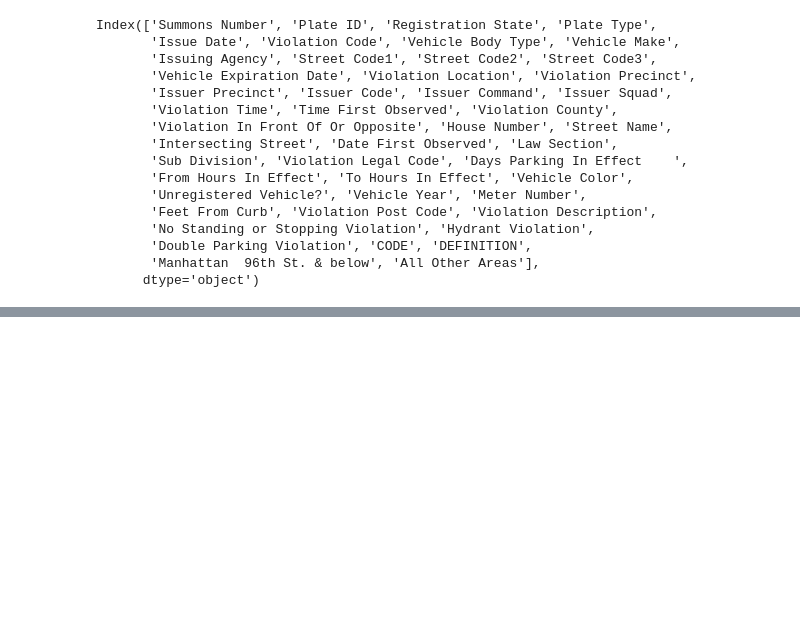
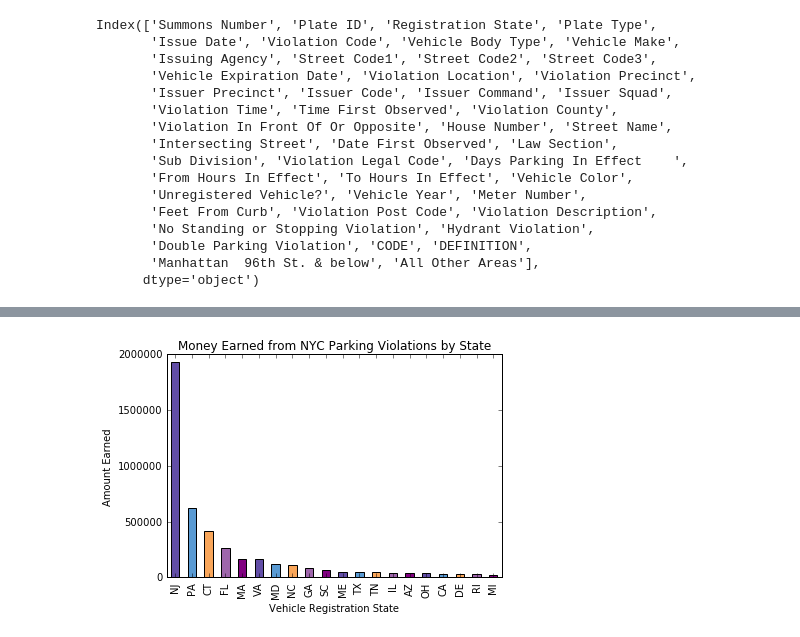
Before and after one commit to M0nica/python-foundations, a Jupyter notebook: 11/Parking Data.ipynb, the cells around one changed output, grey strips where cells are left out. Drawn from its saved outputs; the diff is of its cells as text; code cells hidden in the pictures; blank space fills up the shorter version.

```diff
--- a/11/Parking Data.ipynb
+++ b/11/Parking Data.ipynb
@@ -329,0 +425,14 @@ violations_df
+# %%
+
+import matplotlib.pyplot as plt
+%matplotlib inline
+
+nonny_violations_df = violations_df[violations_df['Registration State'] != 'NY']
+nonny_violations_df = nonny_violations_df[violations_df['Registration State'] != '99']
+nonNYviolations = nonny_violations_df.groupby('Registration State')['All Other Areas'].sum().sort_values(ascending=False).head(20).plot(kind="bar", color = ['#624ea7', '#599ad3', '#f9a65a', '#9e66ab', 'purple'])
+nonNYviolations.set_title('Money Earned from NYC Parking Violations by State')
+nonNYviolations.set_xlabel('Vehicle Registration State')
+nonNYviolations.set_ylabel('Amount Earned')
+plt.savefig('nonNYParkingViolations.png')
+# %% [output]
+[figure, added]
```
Also changed, not shown: parts of 24 cells of this notebook, 4 other files.
